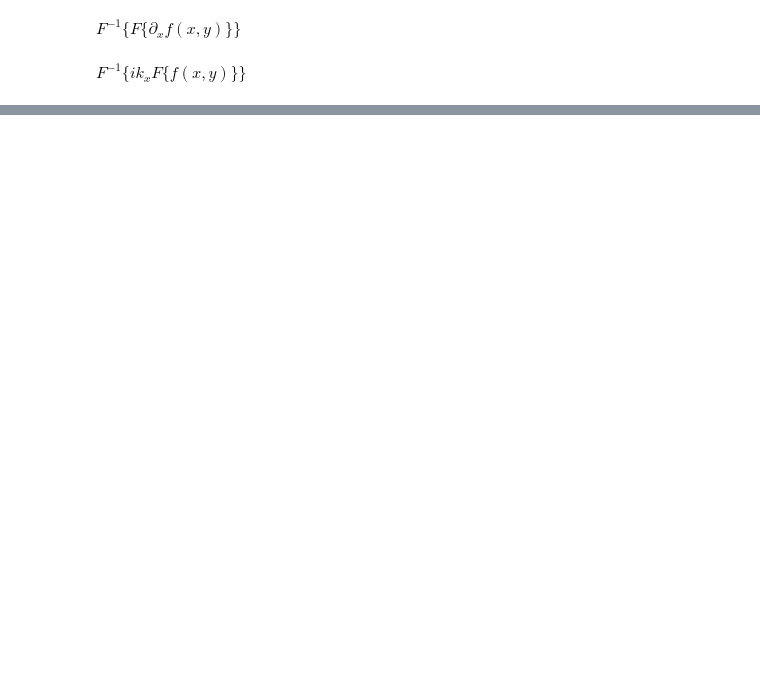
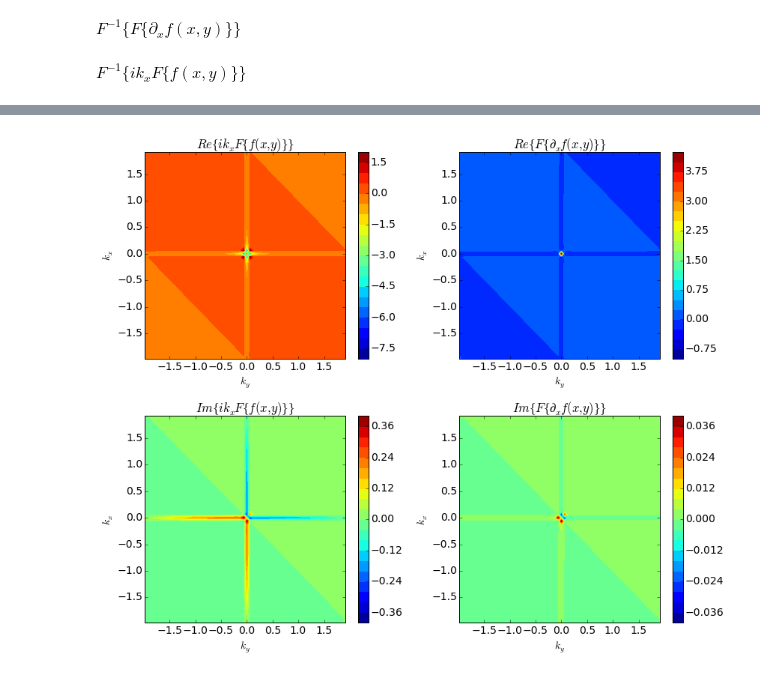
Before and after one commit to birocoles/Disciplina-metodos-potenciais, a Jupyter notebook: Aulas/Fourier/TF_inv_distancia.ipynb, the cells around one changed output, grey strips where cells are left out. Saved outputs shown, nothing was run; the diff lists cells and outputs as text; code cells hidden in the pictures; blank space fills up the shorter version.

```diff
--- a/Aulas/Fourier/TF_inv_distancia.ipynb
+++ b/Aulas/Fourier/TF_inv_distancia.ipynb
@@ -186,0 +187,4 @@ plt.show()
+# %%
+dz_f = -c*(zc - z0)/(r**3.)
+# %%
+F_dz_f = fft2(dz_f)
@@ -186,0 +193,30 @@ plt.show()
+# %%
+plt.figure(figsize=(12,10))
+plt.subplot(2,2,1)
+plt.title('$Re \lbrace{ i k_{x} F \lbrace f(x,y) \\rbrace \\rbrace}$')
+plt.contourf(fftshift(ky),fftshift(kx),fftshift(kz_F_f).real,20)
+plt.colorbar()
+plt.xlabel('$k_{y}$')
+plt.ylabel('$k_{x}$')
+plt.subplot(2,2,2)
+plt.title('$Re \lbrace{ F \lbrace \partial_{x} f(x,y) \\rbrace \\rbrace}$')
+plt.contourf(fftshift(ky),fftshift(kx),fftshift(F_dz_f).real,20)
+plt.colorbar()
+plt.xlabel('$k_{y}$')
+plt.ylabel('$k_{x}$')
+plt.subplot(2,2,3)
+plt.title('$Im \lbrace{ i k_{x} F \lbrace f(x,y) \\rbrace \\rbrace}$')
+plt.contourf(fftshift(ky),fftshift(kx),fftshift(kz_F_f).imag,20)
+plt.colorbar()
+plt.xlabel('$k_{y}$')
+plt.ylabel('$k_{x}$')
+plt.subplot(2,2,4)
+plt.title('$Im \lbrace{ F \lbrace \partial_{x} f(x,y) \\rbrace \\rbrace}$')
+plt.contourf(fftshift(ky),fftshift(kx),fftshift(F_dz_f).imag,20)
+plt.colorbar()
+plt.xlabel('$k_{y}$')
+plt.ylabel('$k_{x}$')
+plt.tight_layout()
+plt.show()
+# %% [output]
+[figure, added]
```
Also changed, not shown: parts of 5 cells of this notebook, 1 other file.
